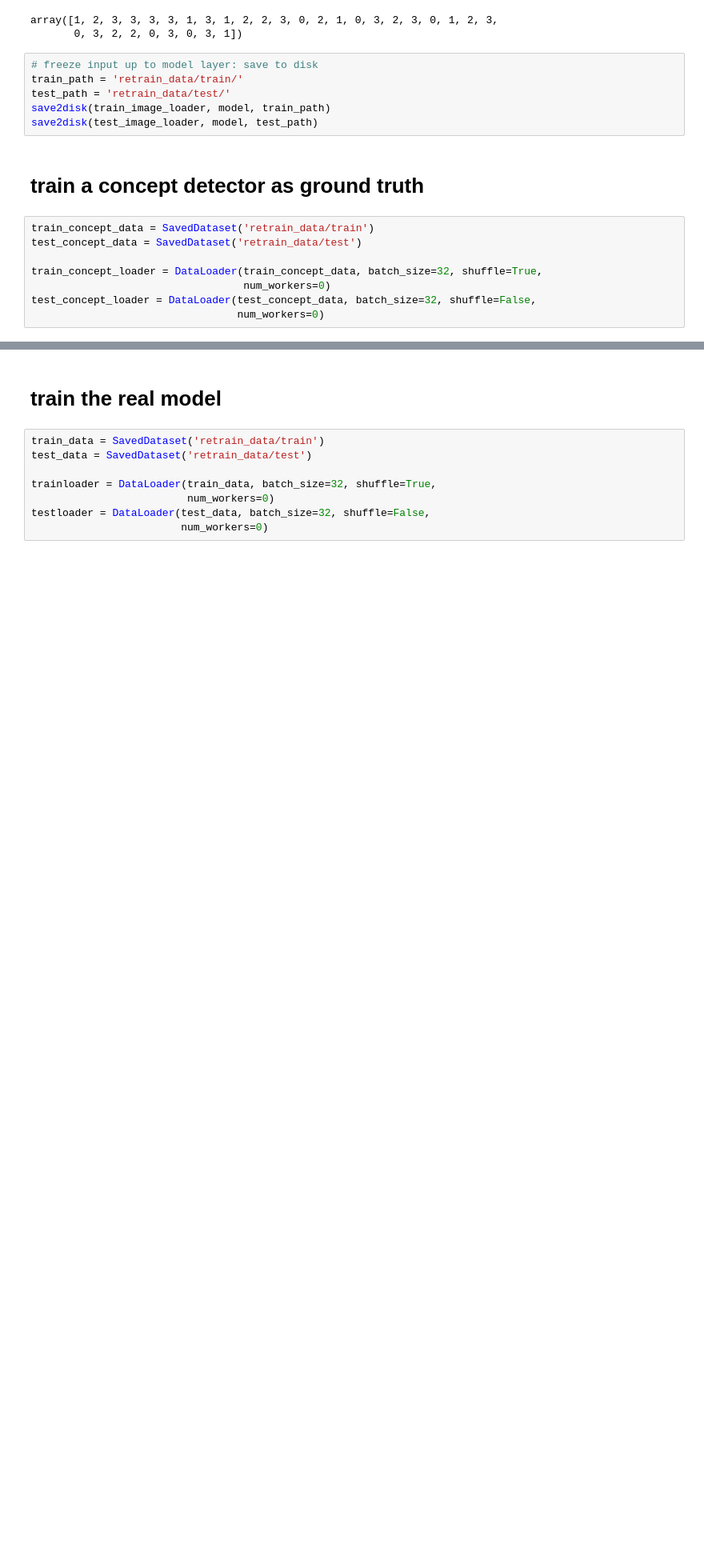
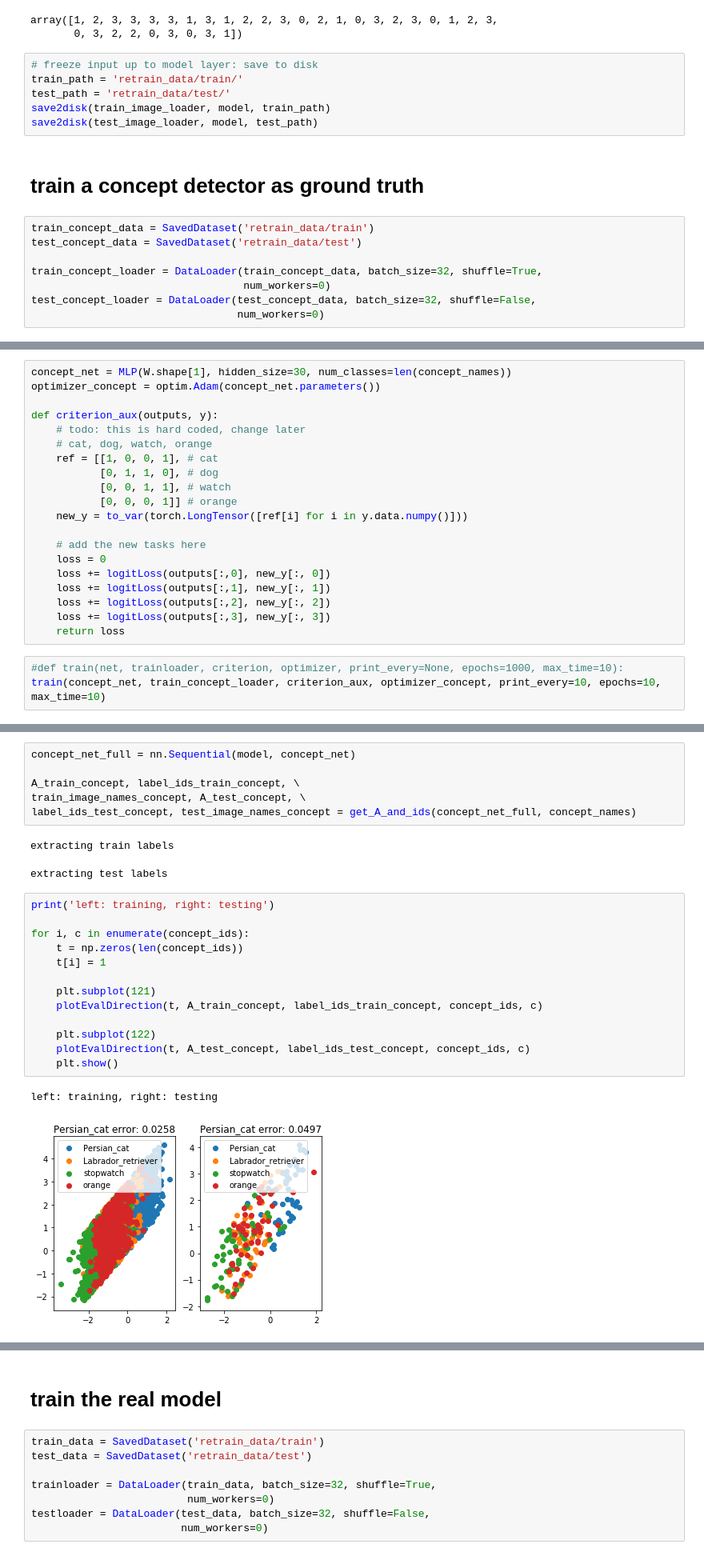
Before and after one commit to nathanwang000/interpretable_dimension, a Jupyter notebook: CPU_ID5.ipynb, the cells around one changed output, grey strips where cells are left out. Shown at 80% size. Drawn from its saved outputs; the diff is of its cells as text; blank space fills up the shorter version.

```diff
--- a/CPU_ID5.ipynb
+++ b/CPU_ID5.ipynb
@@ -837,0 +823,23 @@ criterion = nn.Sigmoid()
+# %%
+concept_net = MLP(W.shape[1], hidden_size=30, num_classes=len(concept_names))
+optimizer_concept = optim.Adam(concept_net.parameters())
+
+def criterion_aux(outputs, y):
+    # todo: this is hard coded, change later
+    # cat, dog, watch, orange
+    ref = [[1, 0, 0, 1], # cat
+           [0, 1, 1, 0], # dog
+           [0, 0, 1, 1], # watch
+           [0, 0, 0, 1]] # orange
+    new_y = to_var(torch.LongTensor([ref[i] for i in y.data.numpy()]))
+
+    # add the new tasks here
+    loss = 0
+    loss += logitLoss(outputs[:,0], new_y[:, 0])
+    loss += logitLoss(outputs[:,1], new_y[:, 1])
+    loss += logitLoss(outputs[:,2], new_y[:, 2])
+    loss += logitLoss(outputs[:,3], new_y[:, 3])
+    return loss
+# %%
+#def train(net, trainloader, criterion, optimizer, print_every=None, epochs=1000, max_time=10):
+train(concept_net, train_concept_loader, criterion_aux, optimizer_concept, print_every=10, epochs=10, max_time=10)
@@ -837,0 +898,25 @@ criterion = nn.Sigmoid()
+# %%
+concept_net_full = nn.Sequential(model, concept_net)
+
+A_train_concept, label_ids_train_concept, \
+train_image_names_concept, A_test_concept, \
+label_ids_test_concept, test_image_names_concept = get_A_and_ids(concept_net_full, concept_names)
+# %% [output]
+extracting train labels
+extracting test labels
+# %%
+print('left: training, right: testing')
+
+for i, c in enumerate(concept_ids):
+    t = np.zeros(len(concept_ids))
+    t[i] = 1
+
+    plt.subplot(121)
+    plotEvalDirection(t, A_train_concept, label_ids_train_concept, concept_ids, c)
+
+    plt.subplot(122)
+    plotEvalDirection(t, A_test_concept, label_ids_test_concept, concept_ids, c)
+    plt.show()
+# %% [output]
+left: training, right: testing
+[figure, added]
```
Also changed, not shown: parts of 10 cells of this notebook, 3 other files.
